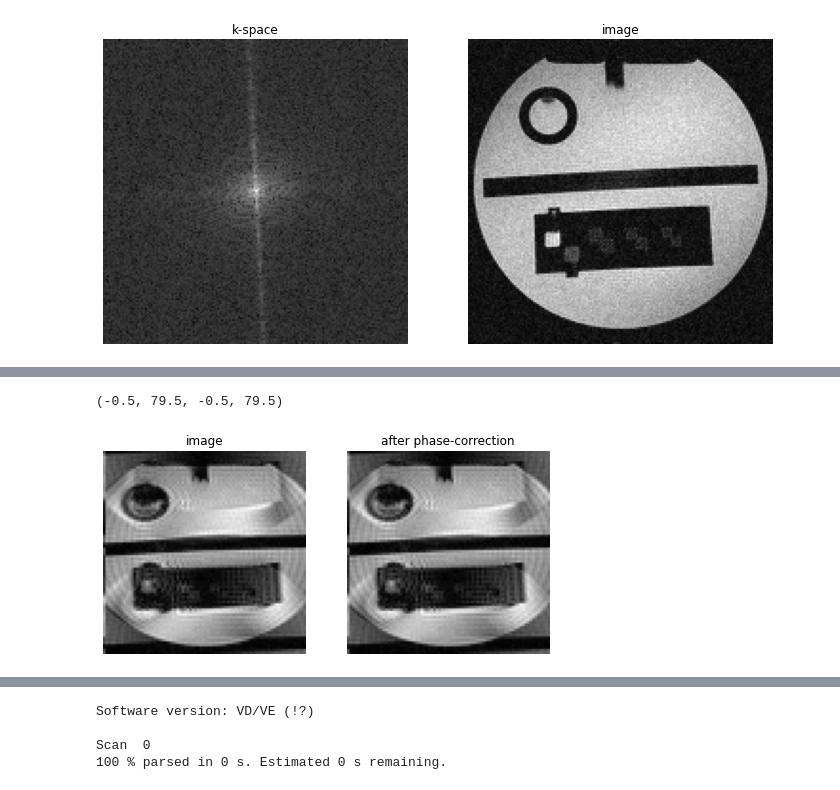
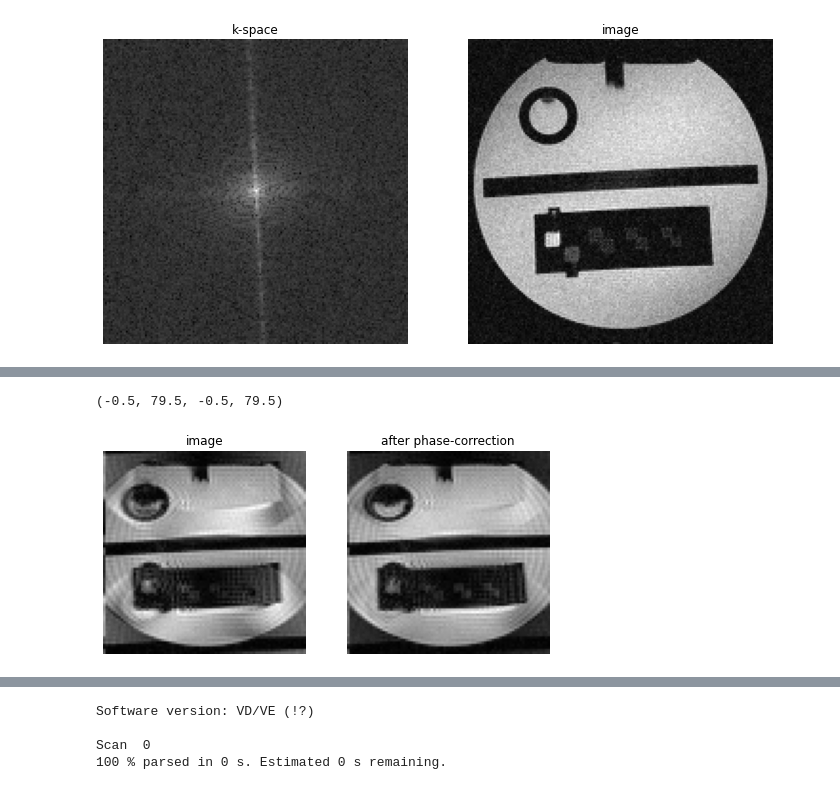
Before and after one commit to pehses/twixtools, a Jupyter notebook: demo/recon_example.ipynb, the cells around one changed output, grey strips where cells are left out. Saved outputs shown, nothing was run; the diff lists cells and outputs as text; code cells hidden in the pictures.

```diff
--- a/demo/recon_example.ipynb
+++ b/demo/recon_example.ipynb
@@ -157,14 +193,18 @@ Scan  0
 # %%
-im_array = epi_map[-1]['image'].copy()
+# map the twix data to twix_array objects
+epi_map = twixtools.map_twix(os.path.join(example_dir, 'epi.dat'))
 
+im_array = epi_map[-1]['image']
 im_array.flags['remove_os'] = True
-im_array.flags['average']['Seg'] = True
-pc_array.flags['average']['Lin']=True
-pc_array.flags['average']['Par']=True
 
-print(im_array.non_singleton_dims)
+# read the data
+data = im_array[:].squeeze()
 
-data = im_array[:].squeeze()
+# reconstruct the data
+image = ifftnd(data, [0,-1])
+image = rms_comb(image)
+
+# plot the data
 
 plt.figure(figsize=[8,6])
 plt.subplot(121)
@@ -172,8 +212,6 @@ plt.title('k-space')
 plt.imshow(abs(data[:,0])**0.2, cmap='gray', origin='lower')
 plt.axis('off')
 
-image = ifftnd(data, [0,-1])
-image = rms_comb(image)
 plt.subplot(122)
 plt.title('image')
 plt.imshow(image, cmap='gray', origin='lower')
@@ -185,41 +236,64 @@ plt.axis('off')
 # %%
-# for phase-correction, we need to keep the individual segments
-im_array = epi_map[-1]['image'].copy()
+# functions to calculate & apply phase-correction:
+
+def calc_pc_corr(sig):
+    ncol = sig.shape[-1]
+
+    # ifft col dim.
+    pc = ifftnd(sig, [-1])
+
+    # calculate phase slope from autocorrelation (for both readout polarities separately - each in its own dim)
+    slope = np.angle((np.conj(pc[...,1:]) * pc[...,:-1]).sum(-1, keepdims=True).sum(-2, keepdims=True))
+    x = np.arange(ncol) - ncol//2
+
+    return np.exp(1j * slope * x)
+
+
+def apply_pc_corr_and_ifft(sig, pc_corr):
+
+    # ifft col dim.
+    sig = ifftnd(sig, [-1])
+
+    # apply phase-correction slope
+    sig *= pc_corr
+
+    # remove segment dim
+    sig = sig.sum(5).squeeze()
+
+    # ifft lin dim.
+    sig = ifftnd(sig, [0])
+
+    return sig
+
+
+# for phase-correction, we need to keep the individual segments (which indicate the readout's polarity)
 im_array.flags['remove_os'] = True
+im_array.flags['average']['Seg'] = False
 
-pc_array = epi_map[-1]['phasecorr'].copy()
+pc_array = epi_map[-1]['phasecorr']
 pc_array.flags['remove_os'] = True
 pc_array.flags['skip_empty_lead']=True
+pc_array.flags['average']['Seg'] = False
 
+# calculate phase-correction
+pc_corr = calc_pc_corr(pc_array[:])
 
-pc = ifftnd(pc_array[:])
+# apply phase-correction
+image_pc = apply_pc_corr_and_ifft(im_array[:], pc_corr)
 
-x = np.arange(pc_array.shape[-1]) - pc_array.shape[-1]//2
-
-# calculate phase slope from autocorrelation (for both readout polarities separately - each in its own dim)
-slope = np.angle((np.conj(pc[...,1:]) * pc[...,:-1]).sum(-1, keepdims=True).sum(-2, keepdims=True))
-pc_corr = np.exp(1j * slope * x)
-
-data = im_array[:]
-image_pc = ifftnd(data, [-1])
-
-# apply slope
-image_pc *= pc_corr
-image_pc = image_pc.sum(5).squeeze()
-image_pc = ifftnd(image_pc, [0])
+# RMS coil combination# plot results
 
 image_pc = rms_comb(image_pc)
 
 plt.figure(figsize=[8,6])
-
 plt.subplot(121)
 plt.title('image')
 plt.imshow(image, cmap='gray', origin='lower')
 plt.axis('off')
 plt.subplot(122)
 plt.title('after phase-correction')
 plt.imshow(image_pc, cmap='gray', origin='lower')
 plt.axis('off')
 # %% [output]
 (-0.5, 79.5, -0.5, 79.5)
-[figure, old version]
+[figure, new version]
```
Also changed, not shown: parts of 29 cells of this notebook.
